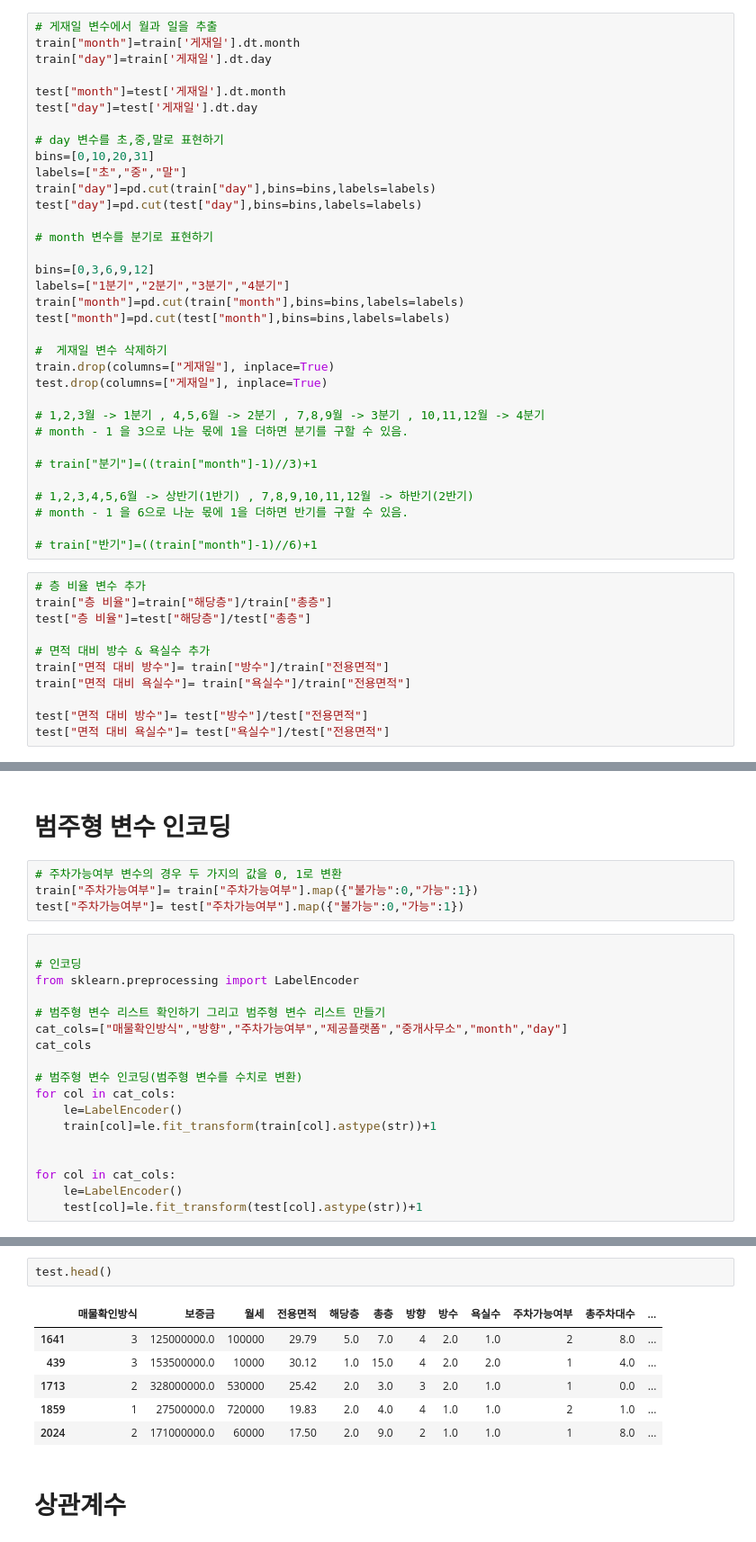
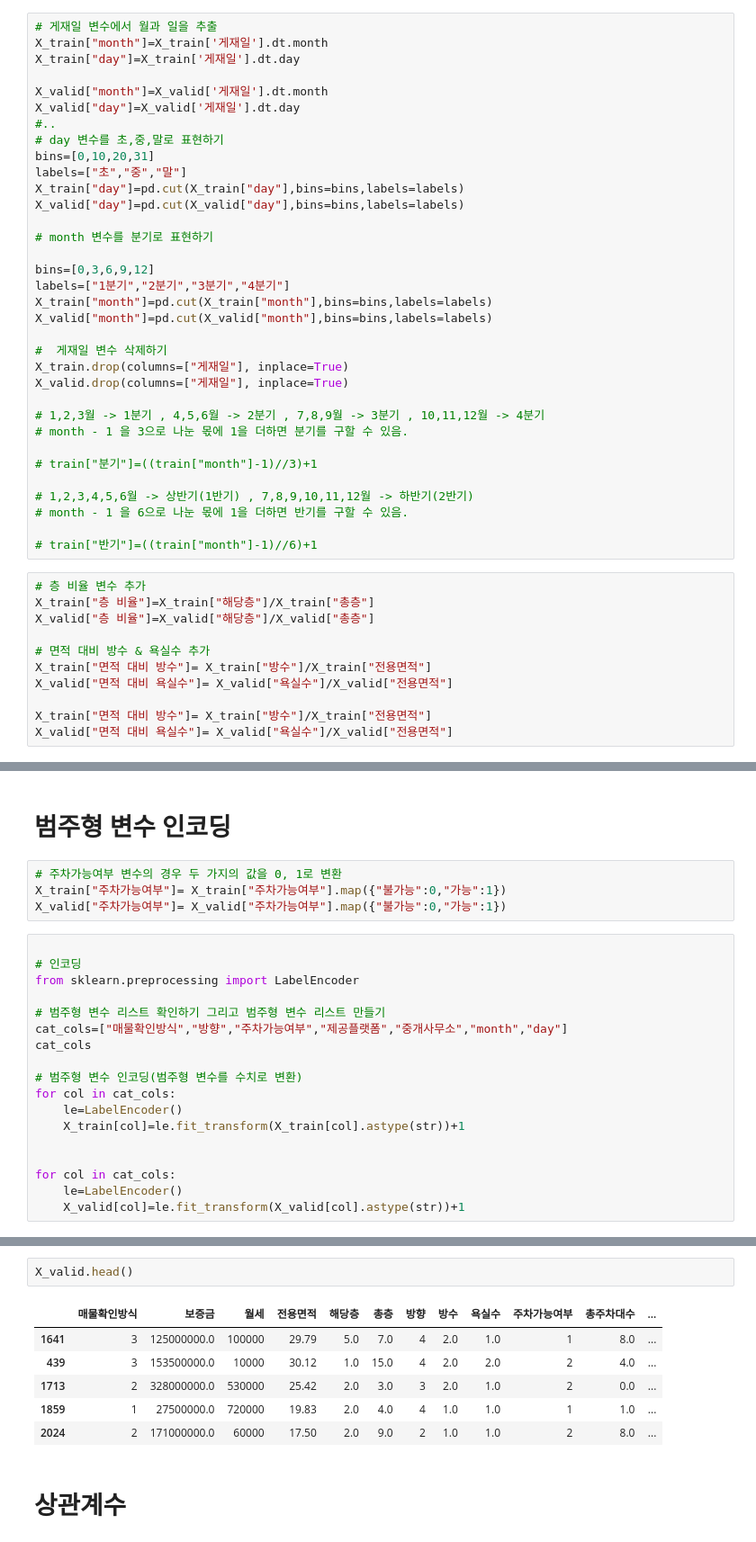
Before and after one commit to JHONEY-076/Machine_Learning_Project, a Jupyter notebook: 허위매물 전처리_문제.ipynb, the cells around one changed output, grey strips where cells are left out. Shown at 90% size. Cells and saved outputs as stored; diff of their text form.

```diff
--- a/허위매물 전처리_문제.ipynb
+++ b/허위매물 전처리_문제.ipynb
@@ -308,28 +327,28 @@ Name: count, Length: 262, dtype: int64
 # 파생변수 만들기
 # %%
 # 게재일 변수에서 월과 일을 추출
-train["month"]=train['게재일'].dt.month
-train["day"]=train['게재일'].dt.day
+X_train["month"]=X_train['게재일'].dt.month
+X_train["day"]=X_train['게재일'].dt.day
 
-test["month"]=test['게재일'].dt.month
-test["day"]=test['게재일'].dt.day
-
+X_valid["month"]=X_valid['게재일'].dt.month
+X_valid["day"]=X_valid['게재일'].dt.day
+#..
 # day 변수를 초,중,말로 표현하기
 bins=[0,10,20,31]
 labels=["초","중","말"]
-train["day"]=pd.cut(train["day"],bins=bins,labels=labels)
-test["day"]=pd.cut(test["day"],bins=bins,labels=labels)
+X_train["day"]=pd.cut(X_train["day"],bins=bins,labels=labels)
+X_valid["day"]=pd.cut(X_valid["day"],bins=bins,labels=labels)
 
 # month 변수를 분기로 표현하기
 
 bins=[0,3,6,9,12]
 labels=["1분기","2분기","3분기","4분기"]
-train["month"]=pd.cut(train["month"],bins=bins,labels=labels)
-test["month"]=pd.cut(test["month"],bins=bins,labels=labels)
+X_train["month"]=pd.cut(X_train["month"],bins=bins,labels=labels)
+X_valid["month"]=pd.cut(X_valid["month"],bins=bins,labels=labels)
 
 #  게재일 변수 삭제하기
-train.drop(columns=["게재일"], inplace=True)
-test.drop(columns=["게재일"], inplace=True)
+X_train.drop(columns=["게재일"], inplace=True)
+X_valid.drop(columns=["게재일"], inplace=True)
 
 # 1,2,3월 -> 1분기 , 4,5,6월 -> 2분기 , 7,8,9월 -> 3분기 , 10,11,12월 -> 4분기
 # month - 1 을 3으로 나눈 몫에 1을 더하면 분기를 구할 수 있음.
@@ -342,13 +361,13 @@ test.drop(columns=["게재일"], inplace=True)
 # train["반기"]=((train["month"]-1)//6)+1
 # %%
 # 층 비율 변수 추가
-train["층 비율"]=train["해당층"]/train["총층"]
-test["층 비율"]=test["해당층"]/test["총층"]
+X_train["층 비율"]=X_train["해당층"]/X_train["총층"]
+X_valid["층 비율"]=X_valid["해당층"]/X_valid["총층"]
 
 # 면적 대비 방수 & 욕실수 추가
-train["면적 대비 방수"]= train["방수"]/train["전용면적"]
-train["면적 대비 욕실수"]= train["욕실수"]/train["전용면적"]
+X_train["면적 대비 방수"]= X_train["방수"]/X_train["전용면적"]
+X_valid["면적 대비 욕실수"]= X_valid["욕실수"]/X_valid["전용면적"]
 
-test["면적 대비 방수"]= test["방수"]/test["전용면적"]
-test["면적 대비 욕실수"]= test["욕실수"]/test["전용면적"]
+X_train["면적 대비 방수"]= X_train["방수"]/X_train["전용면적"]
+X_valid["면적 대비 욕실수"]= X_valid["욕실수"]/X_valid["전용면적"]
 # %%
@@ -373,8 +392,8 @@ test.head()
 # 범주형 변수 인코딩
 # %%
 # 주차가능여부 변수의 경우 두 가지의 값을 0, 1로 변환
-train["주차가능여부"]= train["주차가능여부"].map({"불가능":0,"가능":1})
-test["주차가능여부"]= test["주차가능여부"].map({"불가능":0,"가능":1})
+X_train["주차가능여부"]= X_train["주차가능여부"].map({"불가능":0,"가능":1})
+X_valid["주차가능여부"]= X_valid["주차가능여부"].map({"불가능":0,"가능":1})
 # %%
 
 # 인코딩
@@ -387,11 +406,11 @@ cat_cols
 # 범주형 변수 인코딩(범주형 변수를 수치로 변환)
 for col in cat_cols:
     le=LabelEncoder()
-    train[col]=le.fit_transform(train[col].astype(str))+1
+    X_train[col]=le.fit_transform(X_train[col].astype(str))+1
 
 
 for col in cat_cols:
     le=LabelEncoder()
-    test[col]=le.fit_transform(test[col].astype(str))+1
+    X_valid[col]=le.fit_transform(X_valid[col].astype(str))+1
 # %%
 # 인코딩이 잘 수행되었는지 확인
@@ -404,14 +423,14 @@ train.head()
 | 2395 | 3 | 365000000.0 | 330000 | 35.30 | 1.0 | 6.0 | 2 | 1.0 | 1.0 | 1 | 39.0 | ... |
 | 1809 | 2 | 139500000.0 | 120000 | 17.50 | 7.0 | 8.0 | 8 | 1.0 | 1.0 | 1 | 45.0 | ... |
 # %%
-test.head()
+X_valid.head()
 # %% [output]
 |  | 매물확인방식 | 보증금 | 월세 | 전용면적 | 해당층 | 총층 | 방향 | 방수 | 욕실수 | 주차가능여부 | 총주차대수 | ... |
-| 1641 | 3 | 125000000.0 | 100000 | 29.79 | 5.0 | 7.0 | 4 | 2.0 | 1.0 | 2 | 8.0 | ... |
-| 439 | 3 | 153500000.0 | 10000 | 30.12 | 1.0 | 15.0 | 4 | 2.0 | 2.0 | 1 | 4.0 | ... |
-| 1713 | 2 | 328000000.0 | 530000 | 25.42 | 2.0 | 3.0 | 3 | 2.0 | 1.0 | 1 | 0.0 | ... |
-| 1859 | 1 | 27500000.0 | 720000 | 19.83 | 2.0 | 4.0 | 4 | 1.0 | 1.0 | 2 | 1.0 | ... |
-| 2024 | 2 | 171000000.0 | 60000 | 17.50 | 2.0 | 9.0 | 2 | 1.0 | 1.0 | 1 | 8.0 | ... |
+| 1641 | 3 | 125000000.0 | 100000 | 29.79 | 5.0 | 7.0 | 4 | 2.0 | 1.0 | 1 | 8.0 | ... |
+| 439 | 3 | 153500000.0 | 10000 | 30.12 | 1.0 | 15.0 | 4 | 2.0 | 2.0 | 2 | 4.0 | ... |
+| 1713 | 2 | 328000000.0 | 530000 | 25.42 | 2.0 | 3.0 | 3 | 2.0 | 1.0 | 2 | 0.0 | ... |
+| 1859 | 1 | 27500000.0 | 720000 | 19.83 | 2.0 | 4.0 | 4 | 1.0 | 1.0 | 1 | 1.0 | ... |
+| 2024 | 2 | 171000000.0 | 60000 | 17.50 | 2.0 | 9.0 | 2 | 1.0 | 1.0 | 2 | 8.0 | ... |
 # %% [markdown]
 # 상관계수
 # %% [markdown]
```
Also changed, not shown: parts of 27 cells of this notebook.
